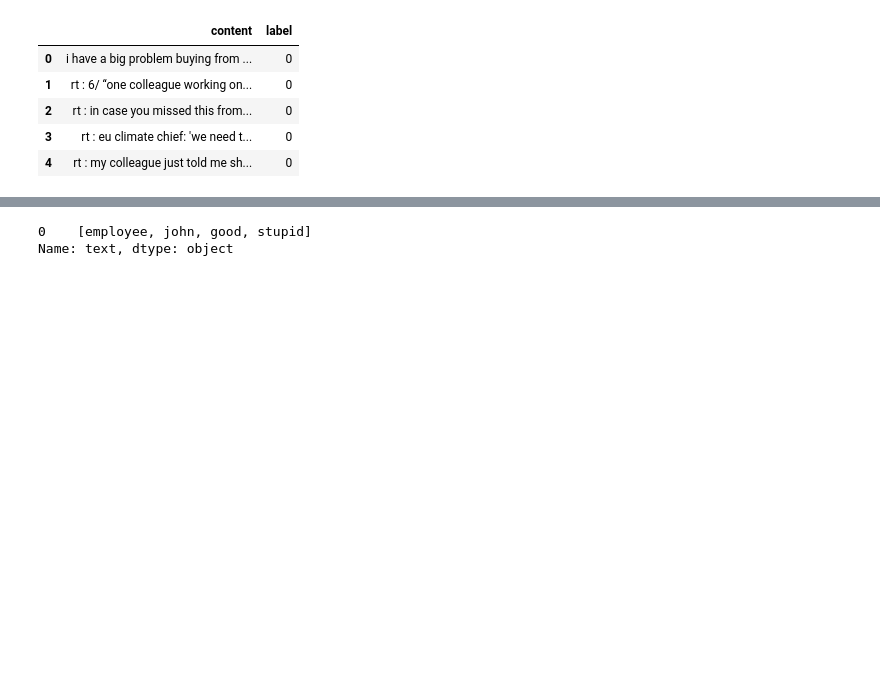
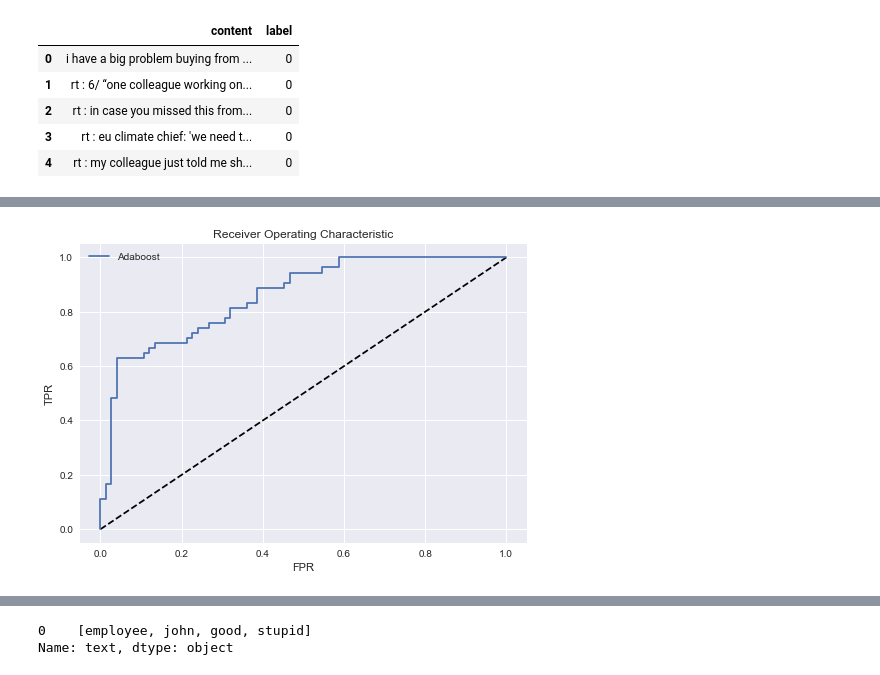
Before and after one commit to hanaaa1925/MSc-Project, a Jupyter notebook: Charts/classifier.ipynb, the cells around one changed output, grey strips where cells are left out. Saved outputs shown, nothing was run; the diff lists cells and outputs as text; code cells hidden in the pictures; blank space fills up the shorter version.

```diff
--- a/Charts/classifier.ipynb
+++ b/Charts/classifier.ipynb
@@ -384,3 +435,18 @@ model_test：Bagging_RF accuracy:76.744%, precision:45.455%, recall:76.923%, tim
+# %%
+classifier6 = AdaBoostClassifier(DecisionTreeClassifier(max_depth=15, min_samples_split=5),
+                                                 n_estimators=100, learning_rate=1).fit(train_tfidf_matrix, y_train)
+y_pred_prob6 = classifier6.predict_proba(test_tfidf_matrix)[:,1]
+fpr6 , tpr6, thresholds6 = roc_curve(y_test, y_pred_prob4)
+
+plt.plot([0,1],[0,1], 'k--')
+plt.plot(fpr6, tpr6, label= "Adaboost")
+plt.legend()
+plt.xlabel("FPR")
+plt.ylabel("TPR")
+plt.title('Receiver Operating Characteristic')
+plt.show()
+# %% [output]
+[figure, added]
 # %%
 clf = MultinomialNB(alpha=1, fit_prior=True, class_prior=None).fit(train_tfidf_matrix, y_train)
 clf.score(test_tfidf_matrix, y_test)
```
Also changed, not shown: parts of 21 cells of this notebook, 37 other files.
